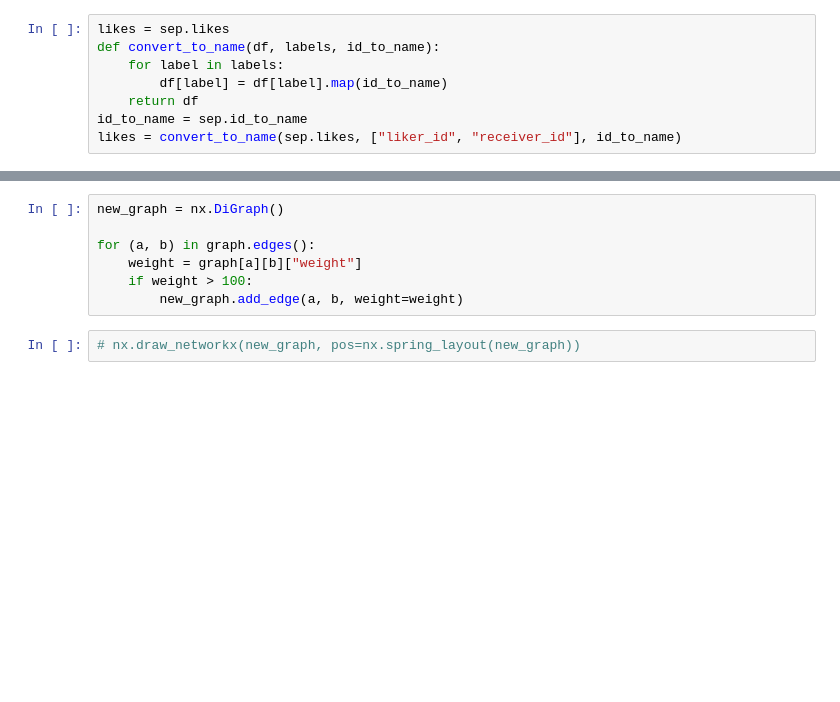
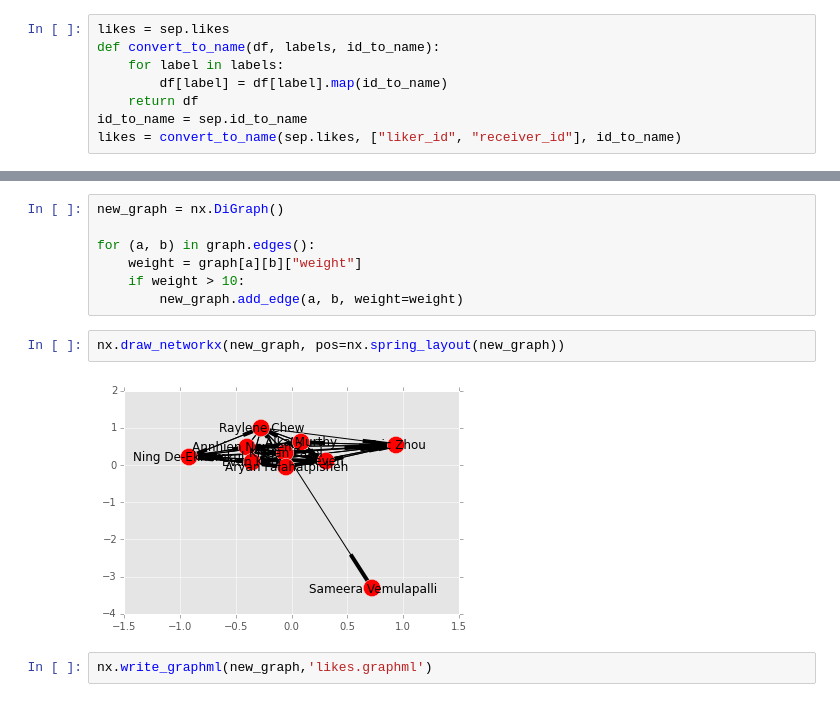
Before and after one commit to falahat/groupmeme, a Jupyter notebook: examples/Like Networks.ipynb, the cells around one changed output, grey strips where cells are left out. Drawn from its saved outputs; the diff is of its cells as text; blank space fills up the shorter version.

```diff
--- a/examples/Like Networks.ipynb
+++ b/examples/Like Networks.ipynb
@@ -70,7 +70,11 @@ new_graph = nx.DiGraph()
 
 for (a, b) in graph.edges():
     weight = graph[a][b]["weight"]
-    if weight > 100:
+    if weight > 10:
         new_graph.add_edge(a, b, weight=weight)
 # %%
-# nx.draw_networkx(new_graph, pos=nx.spring_layout(new_graph))
+nx.draw_networkx(new_graph, pos=nx.spring_layout(new_graph))
+# %% [output]
+[figure, added]
+# %%
+nx.write_graphml(new_graph,'likes.graphml')
```
Also changed, not shown: parts of 2 cells of this notebook, 5 other files.
